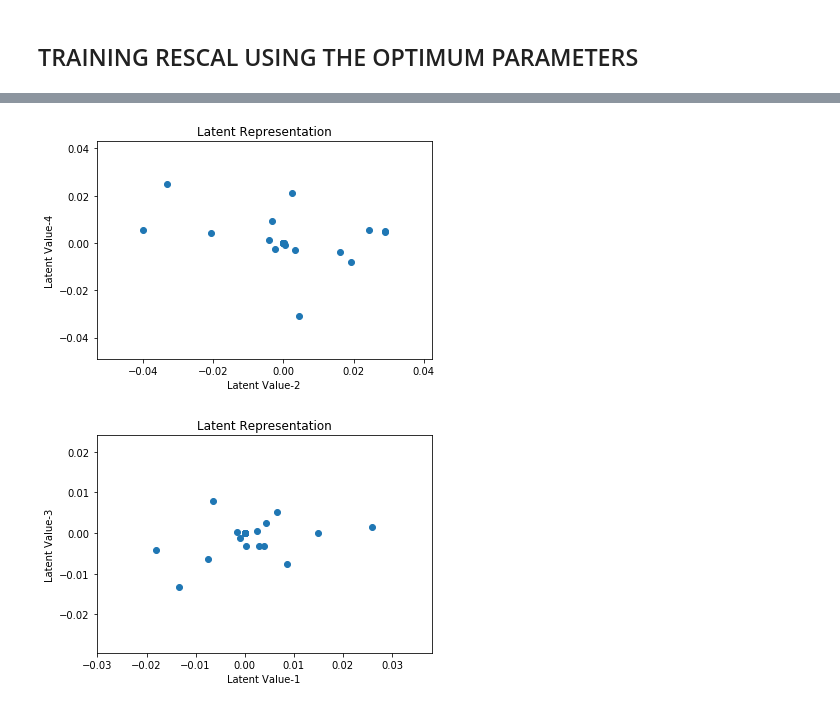
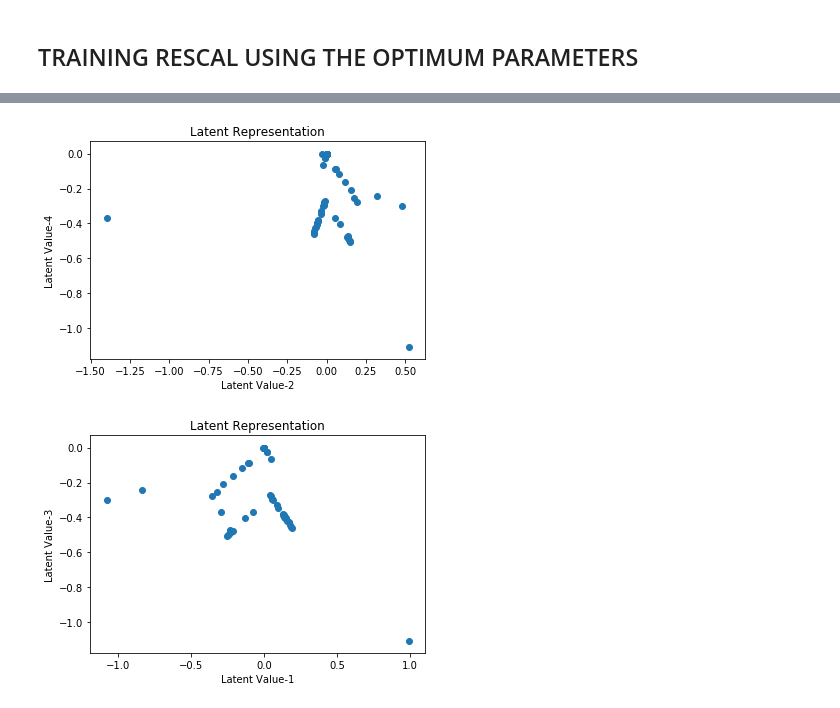
Before and after one commit to teenkevo/UNM-MES, a Jupyter notebook: Tensor Decomposition/Tensor Decomposition and analysis-checkpoint.ipynb, the cells around one changed output, grey strips where cells are left out. Drawn from its saved outputs; the diff is of its cells as text; code cells hidden in the pictures.

```diff
--- a/Tensor Decomposition/Tensor Decomposition and analysis-checkpoint.ipynb
+++ b/Tensor Decomposition/Tensor Decomposition and analysis-checkpoint.ipynb
@@ -110,7 +115,7 @@ def load_data(input_tensor, train_fraction=0.7):
 ### 4. Function to load the the 3-way tensor, preprocessing and train/test splitting for Hyperparameter tuning of RESCAL
 # %%
 # Function similar to above but tailored for hyper parameter tuning (Use the one above for training after choosing optimal parameters with this one)
-def load_train_val_test(input_tensor, train_fraction=0.6, val_fraction=0.2):
+def load_train_val_test(input_tensor, train_fraction=0.8, val_fraction=0.1):
     # un comment the two lines below if loading data from a MATLAB file & change the input tensor argument to filename
     # mat = loadmat(filename)
     # K = np.array(mat['Rs'], np.float32)
@@ -151,27 +166,13 @@ def normalize_predictions(prediction, num_entities, num_relations):
-# %%
-# Function for factorizing the tensorized RDF Linked Building Data graph and reconstruction of the tensor from the factors
-def rescal_fact(train_tensor, n_dim, opt_a, opt_r, num_entities, num_relations):
-    # calculate the factorization
-    entity_embedding, R, _, _, = rescal.als(train_tensor, n_dim, init='nvecs', conv=1e-3, lambda_A=opt_a, lambda_R=opt_r)
-    n = entity_embedding.shape[0]
-    reconstructed_tensor = np.zeros((len(R), n, n))
-    for k in range(len(R)):
-        reconstructed_tensor[k, :, :] = np.dot(entity_embedding, np.dot(R[k], entity_embedding.T))
-    reconstructed_tensor_non_normalized = np.round(reconstructed_tensor, 3)
-    # normalization the reconstruction
-    reconstructed_tensor_normalized = normalize_predictions(reconstructed_tensor, num_entities, num_relations)
-
-    return entity_embedding, reconstructed_tensor_non_normalized, reconstructed_tensor_normalized
 # %% [markdown]
 ## TUNING THE HYPERPARAMETERS FOR THE RESCAL FACTORIZATION
 # %%
 # HYPER_PARAMETER TUNING
-n_dim = 20
+n_dim = 5
 
-rdf_graph = 'sensor.ttl'
+rdf_graph = 'sosa.ttl'
 graph_serialization = 'ttl'
 
-graph, subjs, dtype_preds, obj_preds, lit_objs, non_lit_objs = import_rdf_graph(rdf_graph, graph_serialization)
+graph, graph_density, subjs, dtype_preds, obj_preds, lit_objs, non_lit_objs = import_rdf_graph(rdf_graph, graph_serialization)
 opg_tensor = opg_rdf2tensor(graph, subjs, obj_preds, non_lit_objs)
 input_tensor = opg_tensor
 
@@ -180,8 +181,8 @@ input_tensor, train_tensor, val_idx, test_idx, num_entities, num_relations = loa
 var_list = [0.001, 0.1, 1., 10., 100.]
 best_roc = 0
 # Train on training set and evaluate on validation set
-for (var_x, var_e, var_r) in itertools.product(var_list, repeat=3):
-    A, R, f, itr = rescal.als(train_tensor, n_dim, lambda_A=var_x, lambda_R=var_e, lambda_V=var_r)
+for (var_x, var_e) in itertools.product(var_list, repeat=2):
+    A, R, f, itr = rescal.als(train_tensor, n_dim, lambda_A=var_x, lambda_R=var_e)
     n = A.shape[0]
     reconstructed_tensor = np.zeros((len(R), n, n))
     for k in range(len(R)):
@@ -189,16 +190,16 @@ for (var_x, var_e, var_r) in itertools.product(var_list, repeat=3):
     reconstructed_tensor = normalize_predictions(reconstructed_tensor, num_entities, num_relations)
     score = roc_auc_score(input_tensor[val_idx], reconstructed_tensor[val_idx])
 
-    print('var_x:{0:3.3f}, var_e:{1:3.3f}, var_r:{2:3.3f}, AUC-ROC:{3:.3f}'.format(var_x, var_e, var_r, score))
+    print('var_x:{0:3.3f}, var_e:{1:3.3f}, AUC-ROC:{2:.3f}'.format(var_x, var_e, score))
     if score > best_roc:
-        best_vars = (var_x, var_e, var_r)
+        best_vars = (var_x, var_e)
         best_roc = score
 
-lambda_a, lambda_r, lambda_v = best_vars
+lambda_a, lambda_r = best_vars
 print(best_vars, best_roc)
 # Use optimum parameters on Validation Set and Test on Hold-Out Set
-lambda_a, lambda_r, lambda_v = best_vars
-A, R, f, itr = rescal.als(train_tensor, n_dim, lambda_A=var_x, lambda_R=var_e, lambda_V=var_r)
+lambda_a, lambda_r = best_vars
+A, R, f, itr = rescal.als(train_tensor, n_dim, lambda_A=var_x, lambda_R=var_e)
 n = A.shape[0]
 reconstructed_tensor = np.zeros((len(R), n, n))
 for k in range(len(R)):
@@ -270,16 +291,16 @@ AUC
 # %%
 # Plots for the latent representation of entities
-plt.scatter(entity_embedding[:,2],entity_embedding[:,11])
+plt.scatter(entity_embedding[:,3],entity_embedding[:,4])
 plt.xlabel('Latent Value-2')
 plt.ylabel('Latent Value-4')
 plt.title('Latent Representation')
 plt.show()
 
-plt.scatter(entity_embedding[:,4],entity_embedding[:,12])
+plt.scatter(entity_embedding[:,2],entity_embedding[:,4])
 plt.xlabel('Latent Value-1')
 plt.ylabel('Latent Value-3')
 plt.title('Latent Representation')
 plt.show()
 # %% [output]
-[figure, old version]
+[figure, new version]
-[figure, old version]
+[figure, new version]
```
Also changed, not shown: parts of 9 cells of this notebook.
